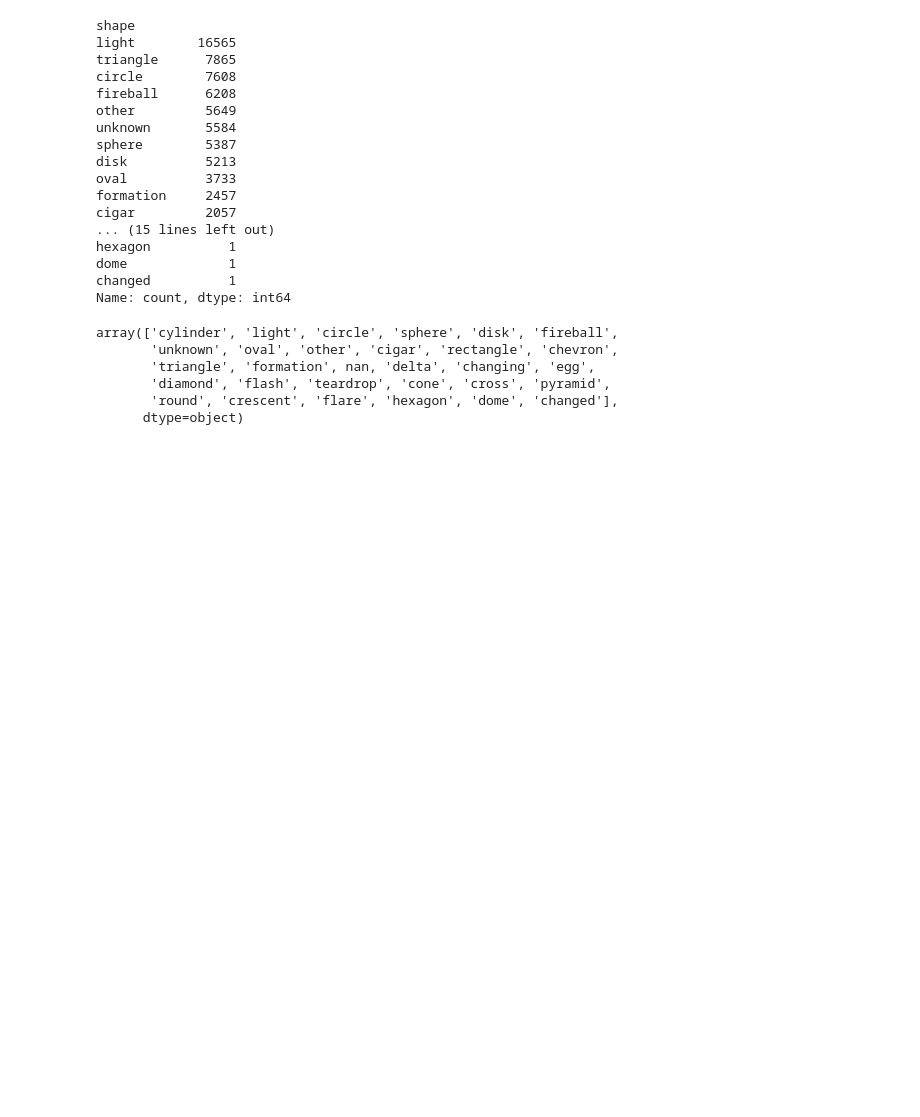
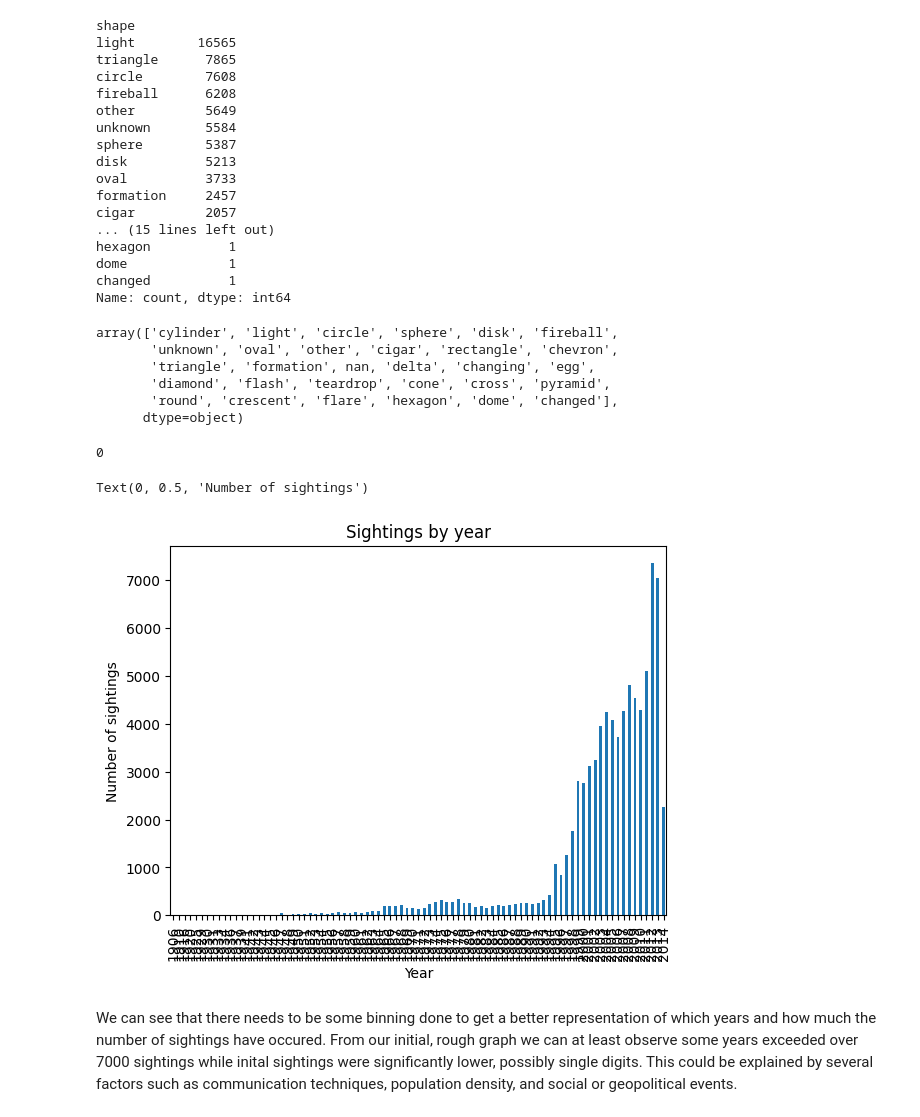
Before and after one commit to FischerLogan/statistical_analysis_of_aerial_phenomena, a Jupyter notebook: notebook/analyzing_sightings.ipynb, the cells around one changed output. Drawn from its saved outputs; the diff is of its cells as text; code cells hidden in the pictures; blank space fills up the shorter version.

Commit message:
made a bar chart of sightings per year to see if sightings are on the rise

```diff
--- a/notebook/analyzing_sightings.ipynb
+++ b/notebook/analyzing_sightings.ipynb
@@ -120,3 +120,27 @@ array(['cylinder', 'light', 'circle', 'sphere', 'disk', 'fireball',
        'diamond', 'flash', 'teardrop', 'cone', 'cross', 'pyramid',
        'round', 'crescent', 'flare', 'hexagon', 'dome', 'changed'],
       dtype=object)
+# %%
+#lets check for duplications
+df.duplicated(keep = False).sum()
+# %% [output]
+0
+# %%
+#for giggles, lets see a plot of sightings by year
+#converting into a datetime column
+df['datetime'] = pd.to_datetime(df['datetime'])
+
+#making a variable of year counts
+year_counts = df.groupby(df['datetime'].dt.year).size()
+# %%
+#the plot
+year_counts.plot(kind='bar', title= "Sightings by year")
+
+#labels
+plt.xlabel('Year')
+plt.ylabel('Number of sightings')
+# %% [output]
+Text(0, 0.5, 'Number of sightings')
+[figure, added]
+# %% [markdown]
+We can see that there needs to be some binning done to get a better representation of which years and how much the number of sightings have occured. From our initial, rough graph we can at least observe some years exceeded over 7000 sightings while inital sightings were significantly lower, possibly single digits. This could be explained by several factors such as communication techniques, population density, and social or geopolitical events.
```
